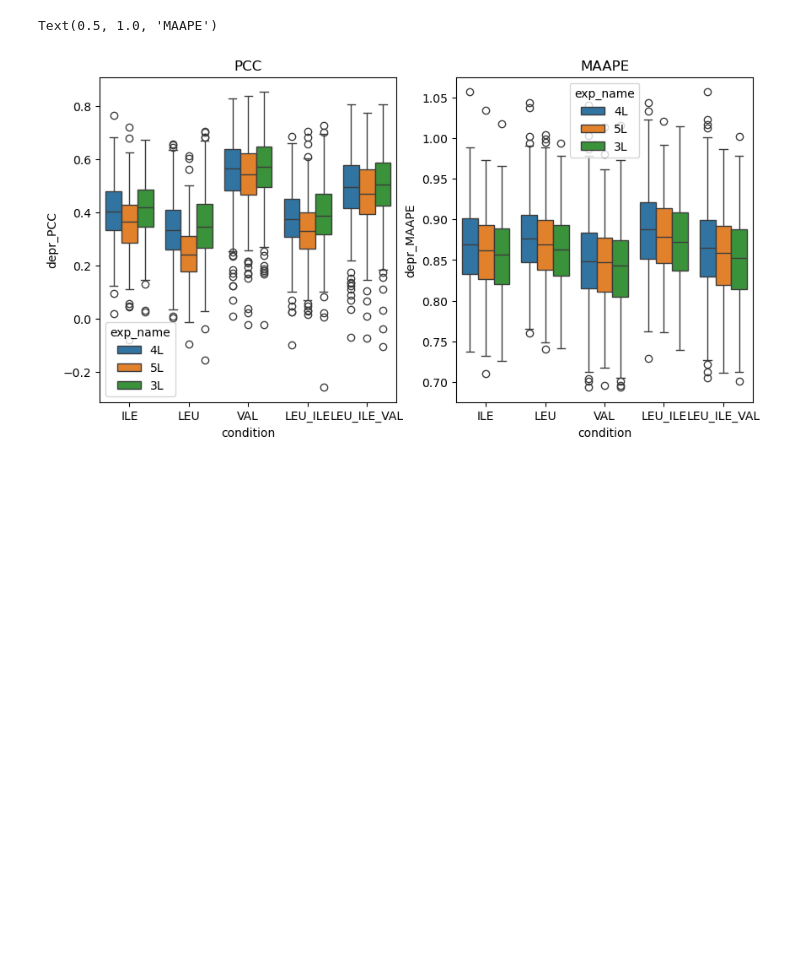
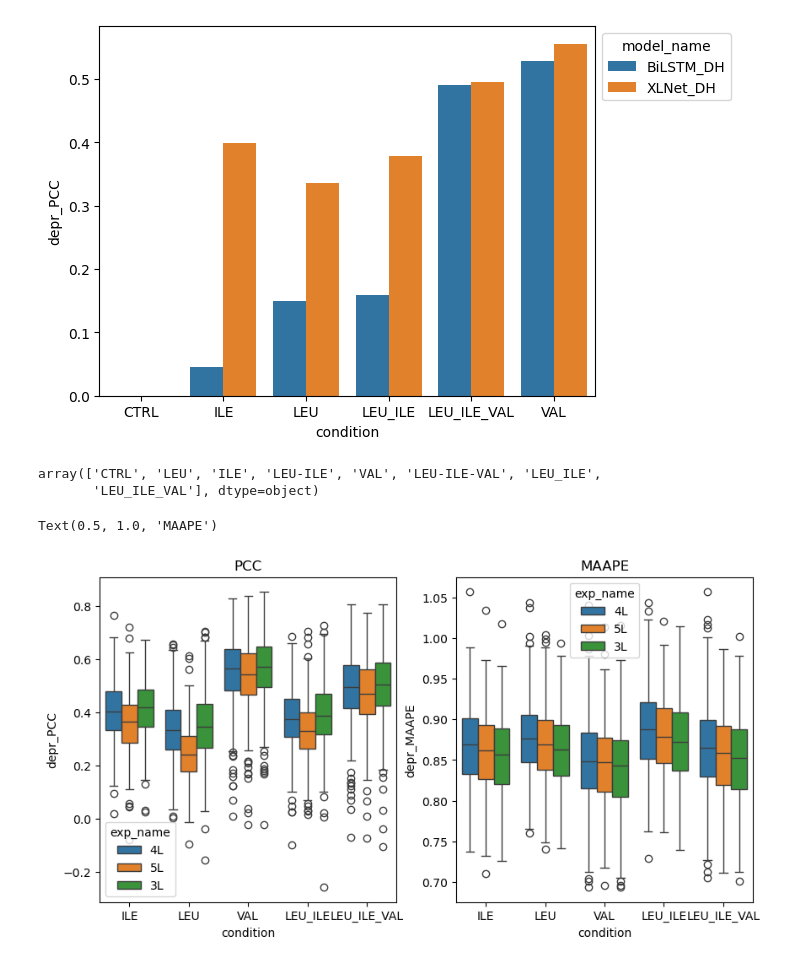
Before and after one commit to vam-sin/riboclette, a Jupyter notebook: downstream_analysis/performance_analysis.ipynb, the cells around one changed output. Cells and saved outputs as stored; diff of their text form; code cells hidden in the pictures; blank space fills up the shorter version.

```diff
--- a/downstream_analysis/performance_analysis.ipynb
+++ b/downstream_analysis/performance_analysis.ipynb
@@ -92,3 +135,19 @@ data=pd.concat([
+# %%
+_, ax = plt.subplots(1,1)
+sns.barplot(
+    x='condition',
+    y='depr_PCC',
+    hue='model_name',
+    data=data.query('heads == "DH"').groupby(['model_name', 'condition', 'seed']).mean(numeric_only=True).groupby(['model_name', 'condition']).mean(),
+    ax=ax)
+sns.move_legend(ax, "upper left", bbox_to_anchor=(1, 1))
+# %% [output]
+[figure, added]
+# %%
+data.condition.unique()
+# %% [output]
+array(['CTRL', 'LEU', 'ILE', 'LEU-ILE', 'VAL', 'LEU-ILE-VAL', 'LEU_ILE',
+       'LEU_ILE_VAL'], dtype=object)
 # %%
 _, (ax1, ax2) = plt.subplots(1, 2, figsize=(10, 5))
 sns.boxplot(x='condition', y='depr_PCC', hue='exp_name', data=data.query('condition != "CTRL"'), ax=ax1)
```
Also changed, not shown: parts of 8 cells of this notebook.
